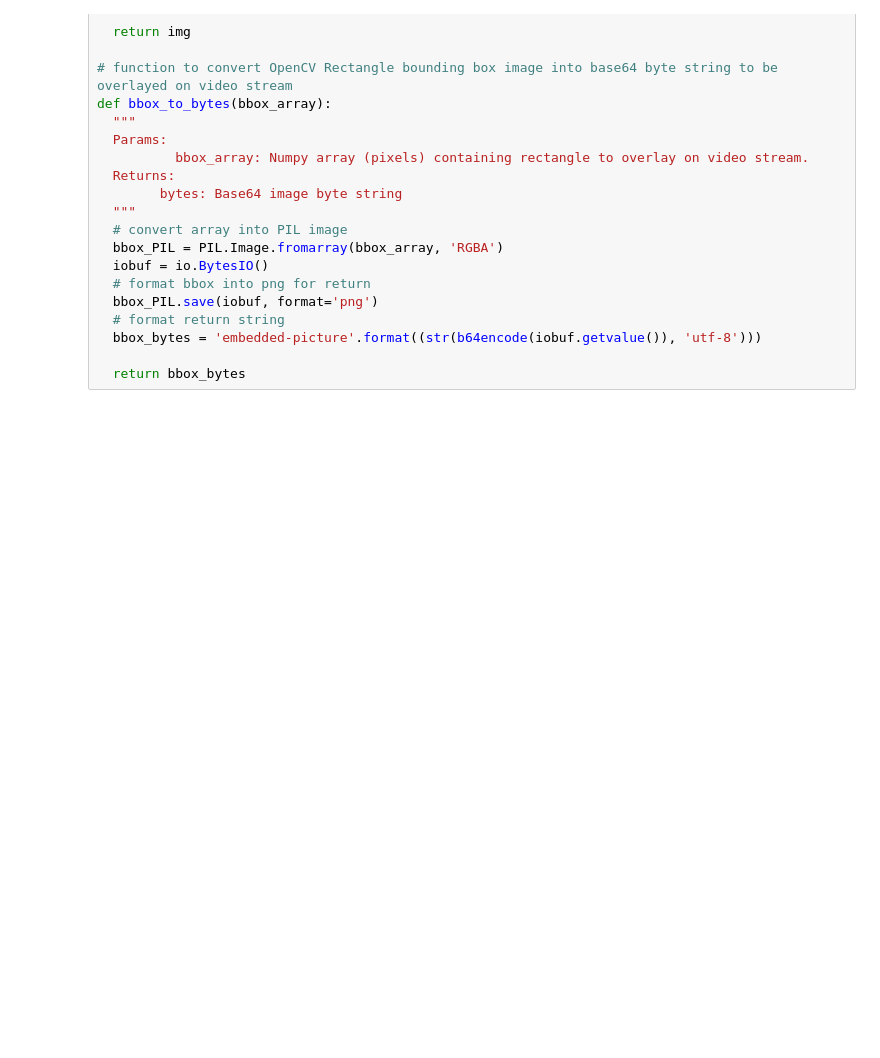
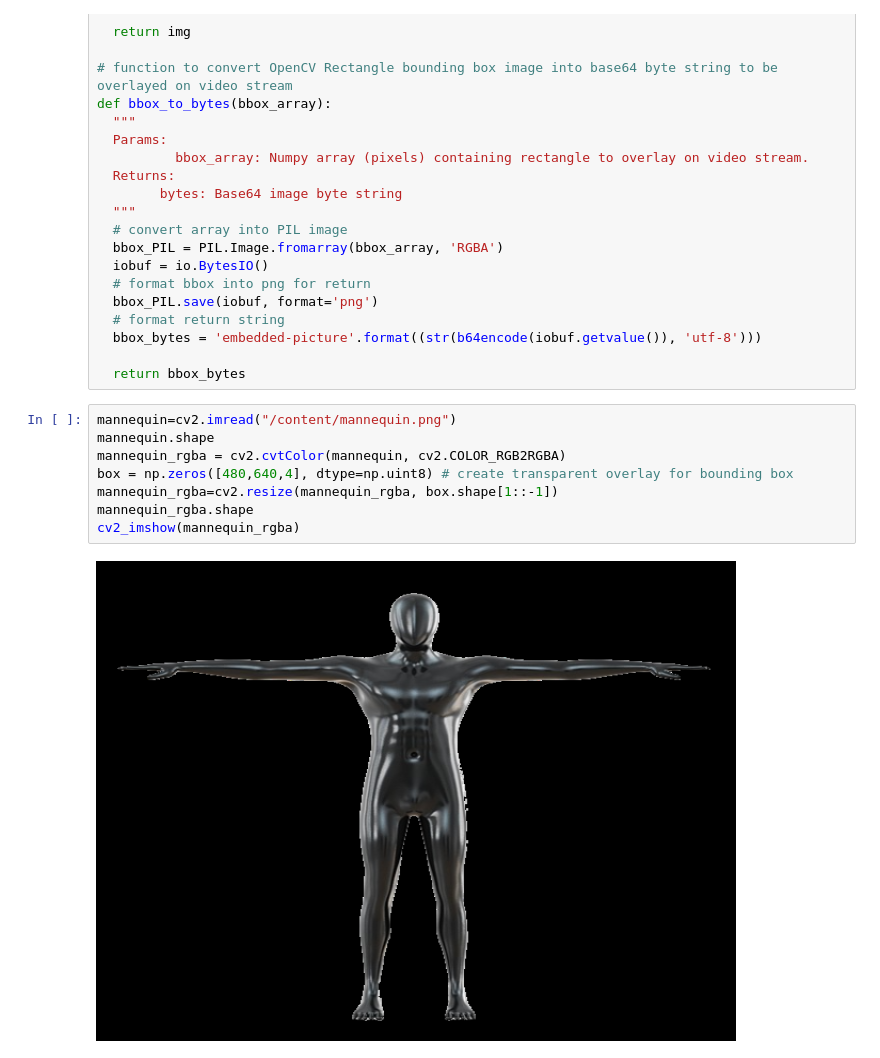
Before and after one commit to casaArseniy/Hackaton-MLH-Hackaverse2022, a Jupyter notebook: Hackerverse_Hackaton_AR.ipynb, the cells around one changed output. Drawn from its saved outputs; the diff is of its cells as text; blank space fills up the shorter version.

Commit message:
added mannequin/dress combo

```diff
--- a/Hackerverse_Hackaton_AR.ipynb
+++ b/Hackerverse_Hackaton_AR.ipynb
@@ -257,3 +257,13 @@ def bbox_to_bytes(bbox_array):
   bbox_bytes = 'embedded-picture'.format((str(b64encode(iobuf.getvalue()), 'utf-8')))
 
   return bbox_bytes
+# %%
+mannequin=cv2.imread("/content/mannequin.png")
+mannequin.shape
+mannequin_rgba = cv2.cvtColor(mannequin, cv2.COLOR_RGB2RGBA)
+box = np.zeros([480,640,4], dtype=np.uint8) # create transparent overlay for bounding box
+mannequin_rgba=cv2.resize(mannequin_rgba, box.shape[1::-1])
+mannequin_rgba.shape
+cv2_imshow(mannequin_rgba)
+# %% [output]
+[figure, added]
```
Also changed, not shown: parts of 4 cells of this notebook.
